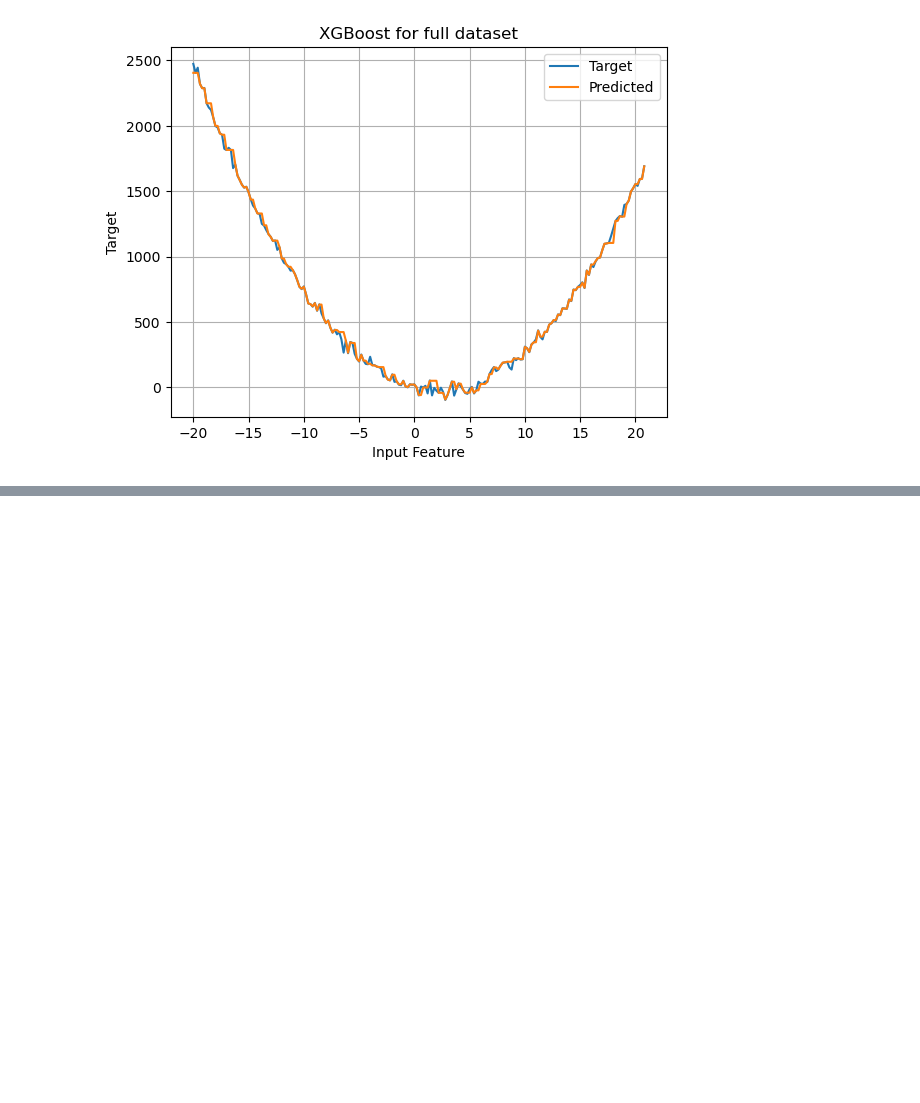
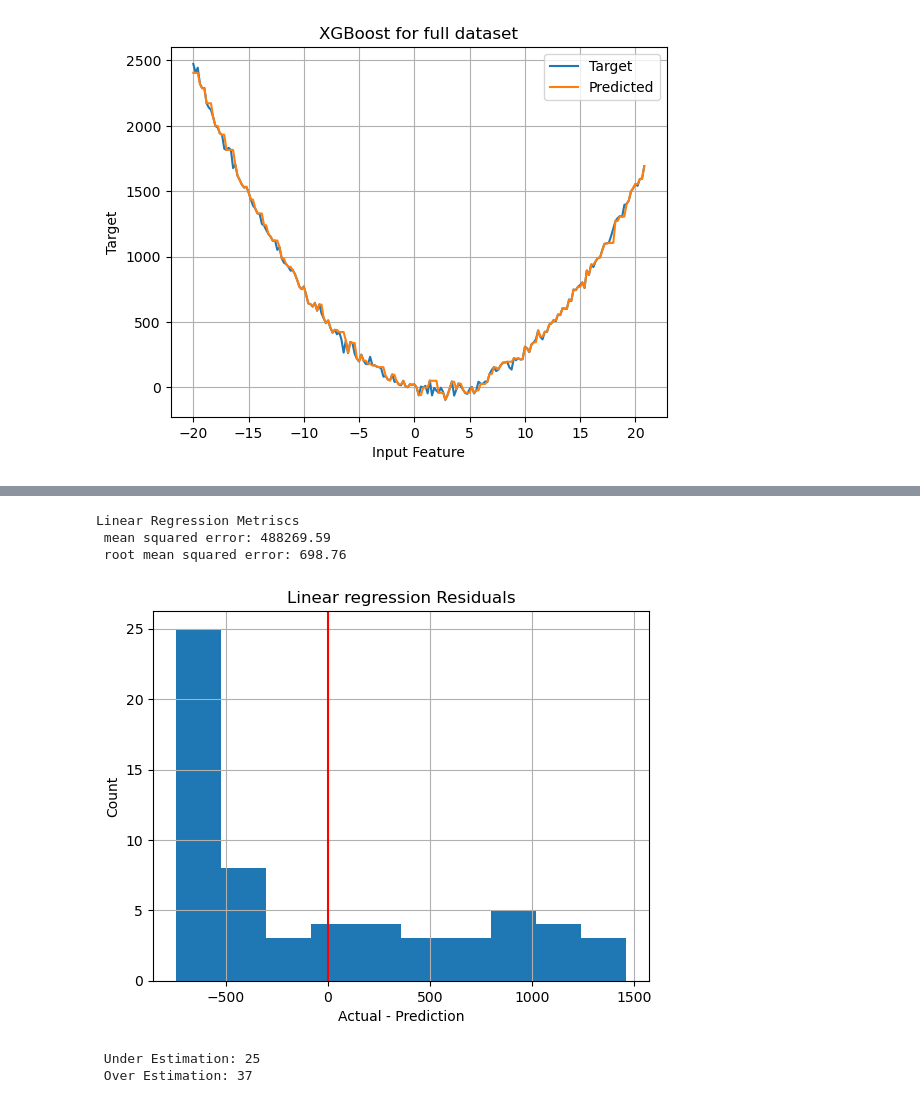
Before and after one commit to saravanankrishnarajan/SageMaker, a Jupyter notebook: xgboost/LinearAndQuadraticFunctionRegression/quadratic_xgboost_localmode.ipynb, the cells around one changed output, grey strips where cells are left out. Cells and saved outputs as stored; diff of their text form; code cells hidden in the pictures; blank space fills up the shorter version.

```diff
--- a/xgboost/LinearAndQuadraticFunctionRegression/quadratic_xgboost_localmode.ipynb
+++ b/xgboost/LinearAndQuadraticFunctionRegression/quadratic_xgboost_localmode.ipynb
@@ -257,0 +293,35 @@ plt.show()
+# %%
+# RMSE Metrics
+print('Linear Regression Metriscs')
+
+
+mse = mean_squared_error(df_validation.y, result)
+print(' mean squared error: {0:.2f}'.format(mse))
+print(' root mean squared error: {0:.2f}'.format(mse**.5))
+# %% [output]
+Linear Regression Metriscs
+ mean squared error: 488269.59
+ root mean squared error: 698.76
+# %%
+# Residual
+# Over prediction and UnderP Prediction needs to be balanced
+
+residuals = df_validation.y - result
+plt.hist(residuals)
+plt.xlabel('Actual - Prediction')
+plt.ylabel('Count')
+plt.grid()
+plt.axvline(color='r')
+plt.title('Linear regression Residuals')
+plt.show()
+# %% [output]
+[figure, added]
+# %%
+# Count number of values greater than zoer and less than zero
+
+value_counts = (residuals>0).value_counts(sort=False)
+print(' Under Estimation: {0}'.format(value_counts[True]))
+print(' Over Estimation: {0}'.format(value_counts[False]))
+# %% [output]
+ Under Estimation: 25
+ Over Estimation: 37
```
Also changed, not shown: parts of 32 cells of this notebook.
